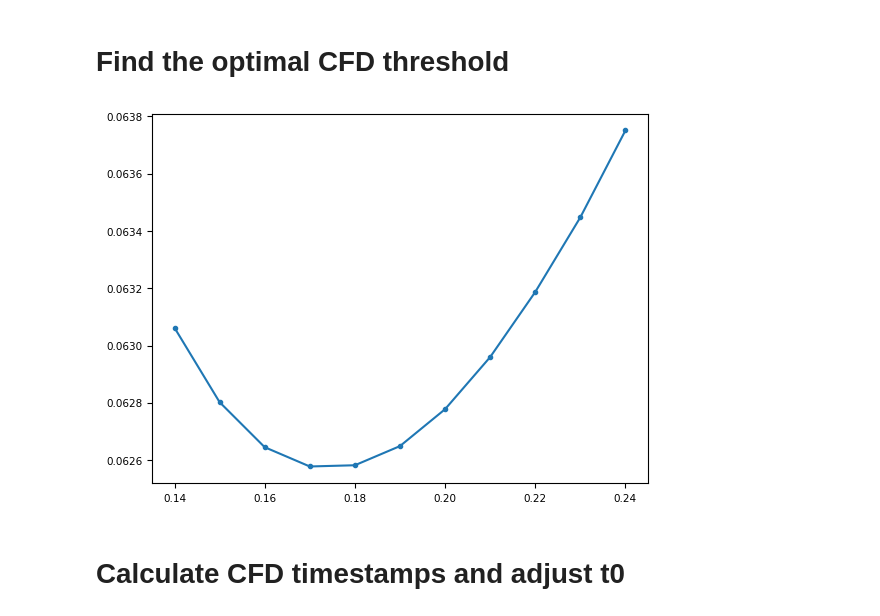
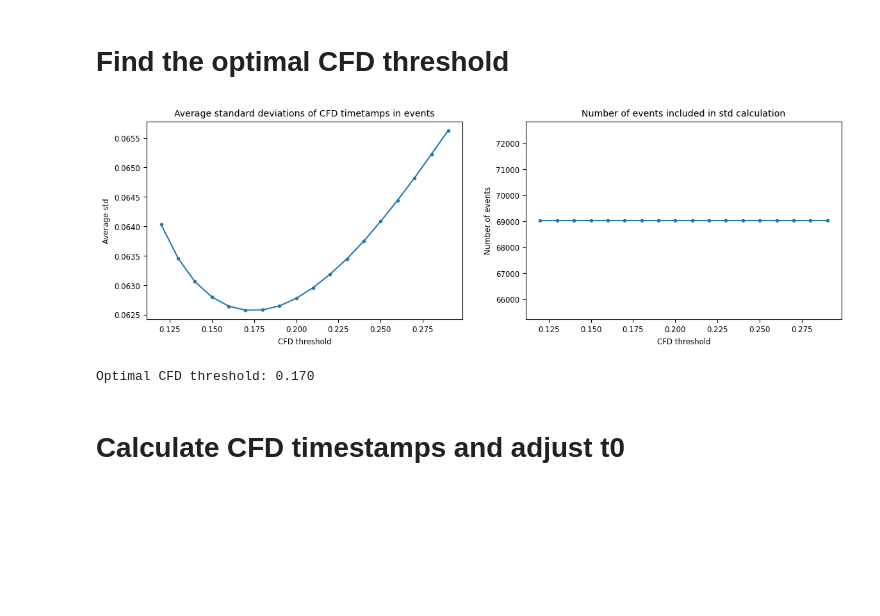
Before and after one commit to MatiXOfficial/pps-timing-ml, a Jupyter notebook: notebooks/dataset/produce_dataset.ipynb, the cells around one changed output. Cells and saved outputs as stored; diff of their text form; code cells hidden in the pictures; blank space fills up the shorter version.

Commit message:
Added finding the optimal CFD threshold in the dataset production

```diff
--- a/notebooks/dataset/produce_dataset.ipynb
+++ b/notebooks/dataset/produce_dataset.ipynb
@@ -25,6 +25,8 @@ N_JOBS = 8
 INPUT_PATH = '../../data/converted_input/dataset.pkl'
 DATASET_PATH = '../../data/dataset/dataset.pkl'
 
+AVERAGE_STD_RESULTS_PATH = '../../data/tmp/produce_dataset/average_stds_results.pkl'
+
 CFD_N_BASELINE = 6
 # %% [markdown]
 # Load input
@@ -207,9 +214,33 @@ average_stds = dict(average_stds)
+# %%
+# load and process the results
+with open(AVERAGE_STD_RESULTS_PATH, 'rb') as file:
+    average_stds_results = pickle.load(file)
+
+average_stds = dict([(a[0], a[1]) for a in average_stds_results])
+included_events = dict([(a[0], a[2]) for a in average_stds_results])
 # %%
-# TODO: check numbers of included stds
+plt.figure(figsize=(14, 4))
+
+plt.subplot(1, 2, 1)
 plt.plot(average_stds.keys(), average_stds.values(), marker='.')
+plt.title('Average standard deviations of CFD timetamps in events')
+plt.xlabel('CFD threshold')
+plt.ylabel('Average std')
+
+plt.subplot(1, 2, 2)
+plt.plot(included_events.keys(), included_events.values(), marker='.')
+plt.title('Number of events included in std calculation')
+plt.xlabel('CFD threshold')
+plt.ylabel('Number of events')
+
 plt.show()
 # %% [output]
-[figure, old version]
+[figure, new version]
+# %%
+optimal_cfd_threshold = list(average_stds.keys())[np.argmin(list(average_stds.values()))]
+print(f'Optimal CFD threshold: {optimal_cfd_threshold:0.3f}')
+# %% [output]
+Optimal CFD threshold: 0.170
 # %% [markdown]
 # Calculate CFD timestamps and adjust t0
 # %%
```
Also changed, not shown: parts of 8 cells of this notebook.
